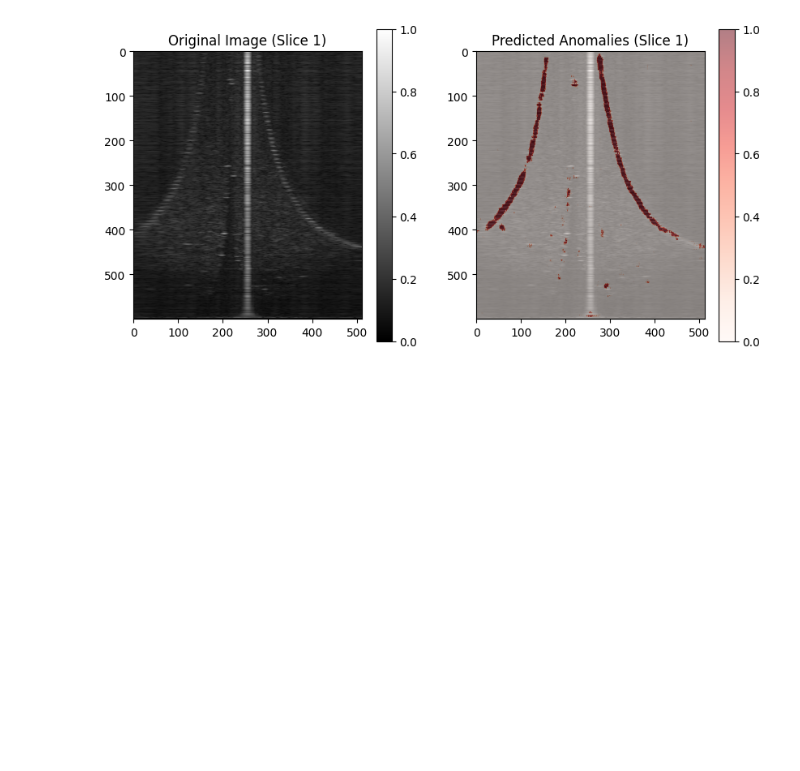
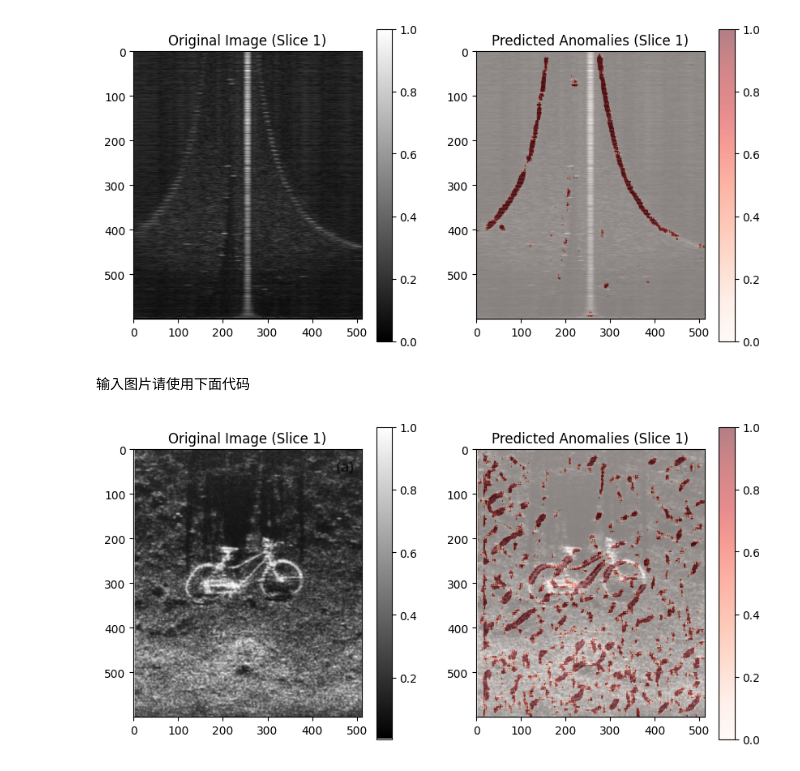
Before and after one commit to zczjyq/EchoKNN, a Jupyter notebook: KNN/test.ipynb, the cells around one changed output. Saved outputs shown, nothing was run; the diff lists cells and outputs as text; code cells hidden in the pictures; blank space fills up the shorter version.

```diff
--- a/KNN/test.ipynb
+++ b/KNN/test.ipynb
@@ -100,0 +106,2 @@ model.save('./model/SuperDeep_scripted.pt')          # 保存完整的 TorchScri
+# %% [markdown]
+输入图片请使用下面代码
@@ -100,0 +148,17 @@ model.save('./model/SuperDeep_scripted.pt')          # 保存完整的 TorchScri
+# %%
+# 定义图片路径
+image_path = r"./picture/bike.png"  # 替换为您的图片路径
+
+# 读取图片并转换为模型输入格式
+image_tensor = load_image_as_tensor(image_path)
+
+# 模型路径
+trained_model_path = './model/SuperDeep_scripted.pt'
+
+# 只处理一张图片
+photo_show = 1
+
+# 运行异常点检测
+run_anomaly_detection_for_image(trained_model_path, image_tensor, photo_show)
+# %% [output]
+[figure, added]
```
Also changed, not shown: parts of 6 cells of this notebook, 2 other files.
